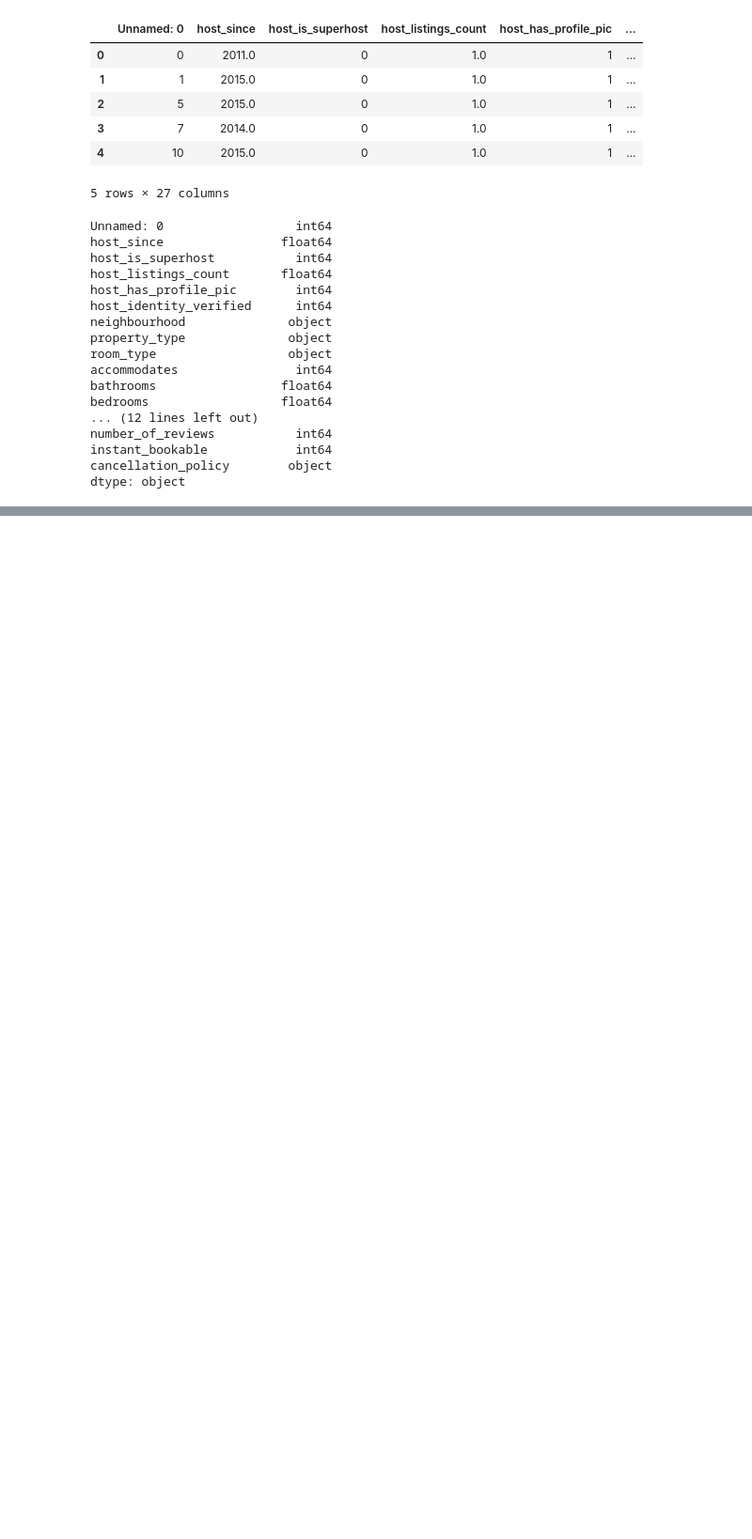
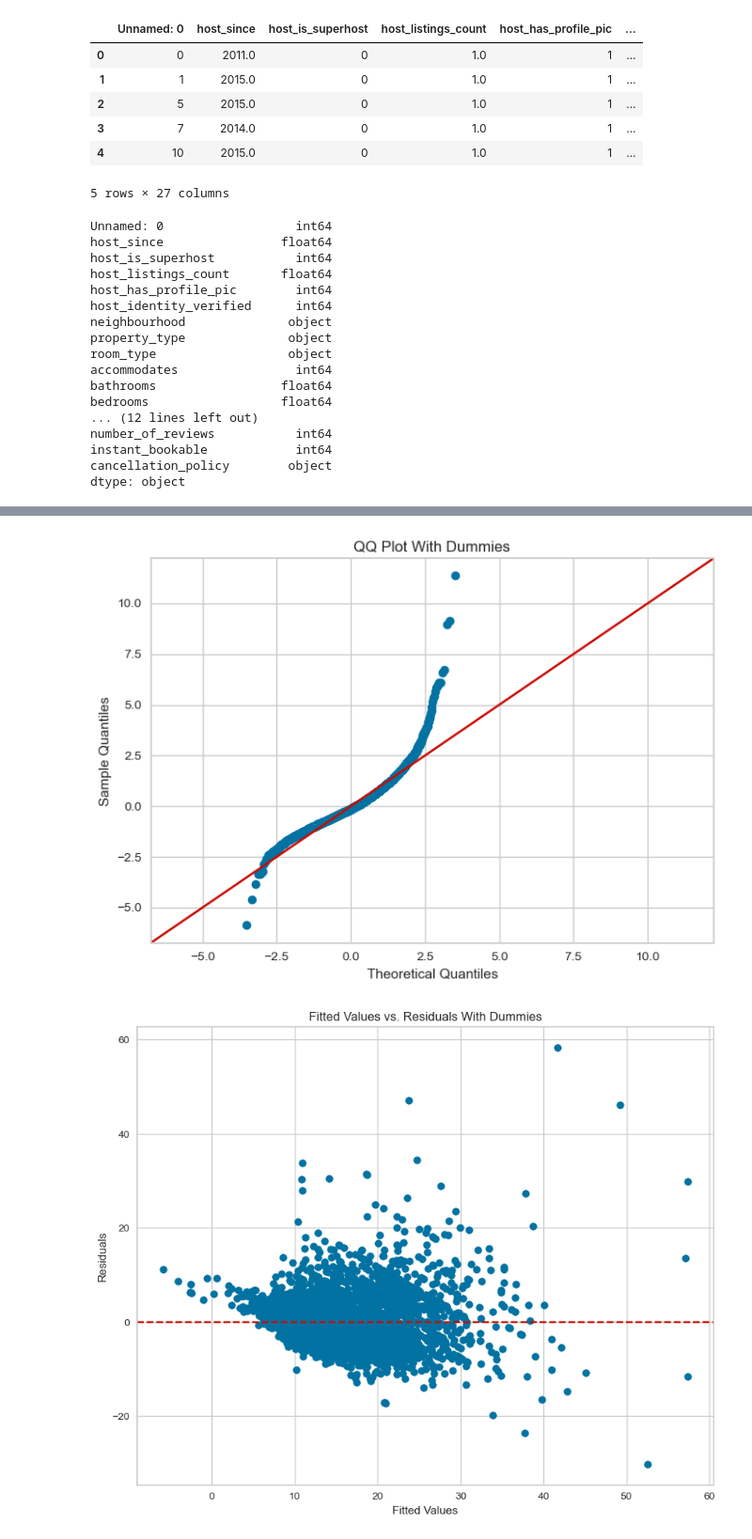
Before and after one commit to TomRush20/BAN-6025-Machine-Learning, a Jupyter notebook: Airbnb Austin Project/Final_Linear_Regression.ipynb, the cells around one changed output, grey strips where cells are left out. Shown at 94% size. Cells and saved outputs as stored; diff of their text form; code cells hidden in the pictures; blank space fills up the shorter version.

```diff
--- a/Airbnb Austin Project/Final_Linear_Regression.ipynb
+++ b/Airbnb Austin Project/Final_Linear_Regression.ipynb
@@ -241,0 +288,23 @@ Notes:
+# %%
+#Re-plot QQ and Residuals
+residuals = final_reg.resid
+
+#Q-Q Plot
+fig = sm.qqplot(residuals, fit=True, line='45')
+plt.title('QQ Plot With Dummies')
+plt.show()
+
+#Residuals
+#Scatter Plot
+#Fanning Pattern = Non-Constant Variance
+plt.figure(figsize=(10,8))
+plt.scatter(final_reg.fittedvalues, residuals)
+plt.xlabel('Fitted Values')
+plt.ylabel('Residuals')
+plt.axhline(y=0, color='r', linestyle='--')
+plt.title('Fitted Values vs. Residuals With Dummies')
+plt.grid(True)
+plt.show()
+# %% [output]
+[figure, added]
+[figure, added]
```
Also changed, not shown: parts of 11 cells of this notebook, 3 other files.
